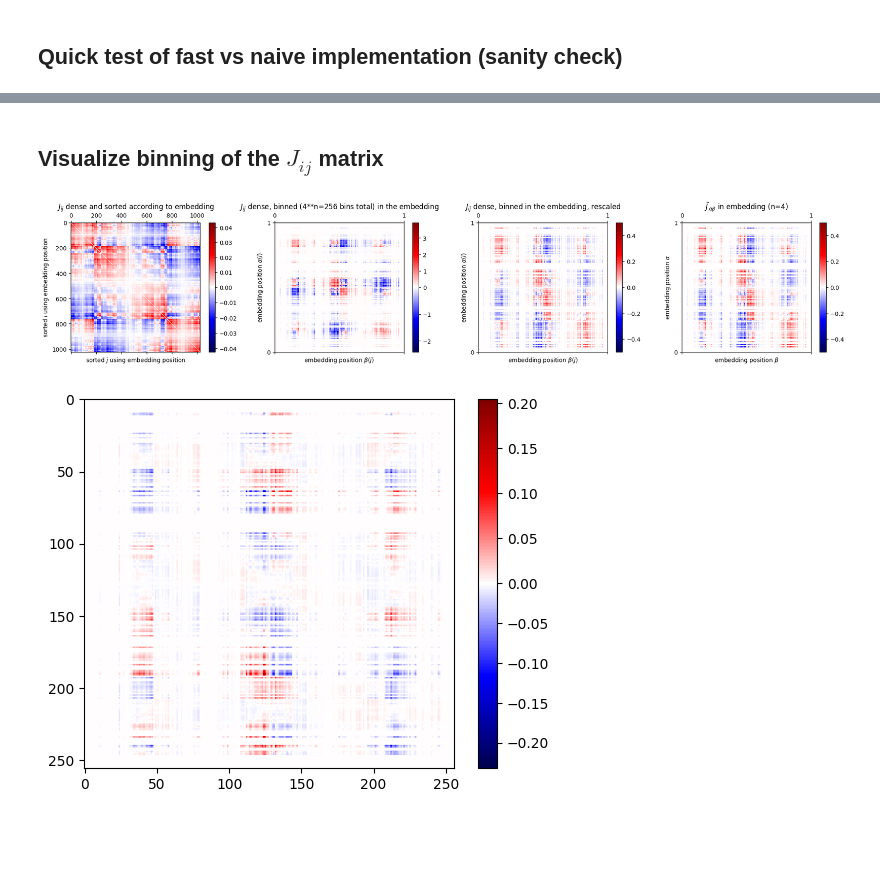
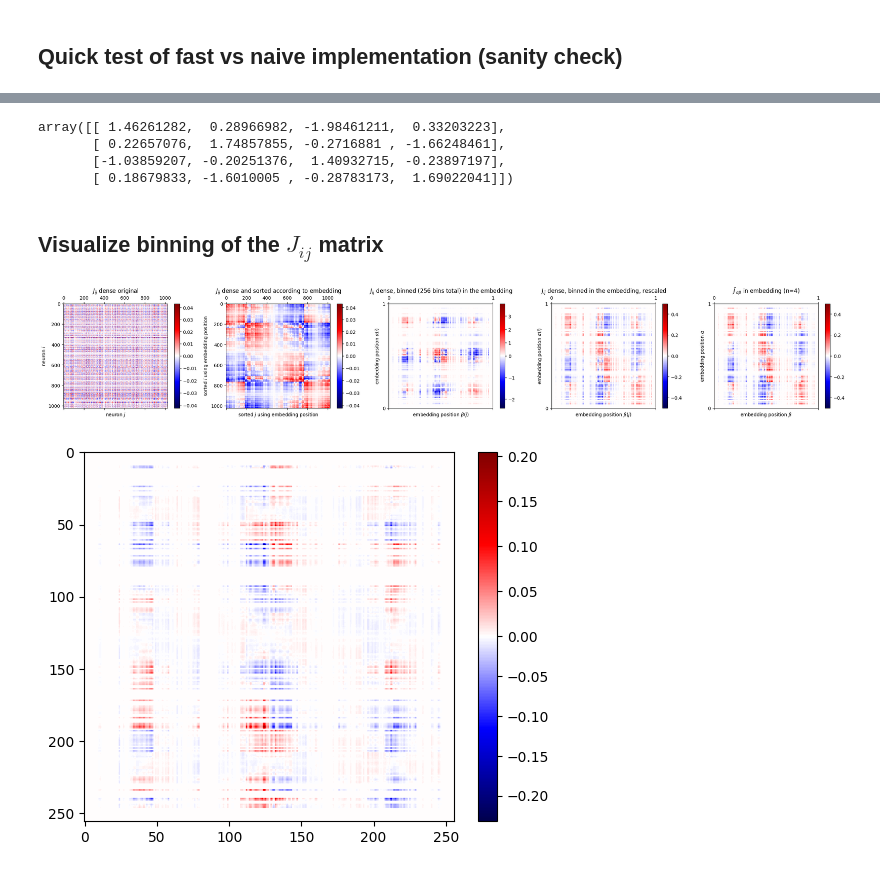
Before and after one commit to ninivert/lcnthesis, a Jupyter notebook: notebooks/mappings_convergence.ipynb, the cells around one changed output, grey strips where cells are left out. Saved outputs shown, nothing was run; the diff lists cells and outputs as text; code cells hidden in the pictures; blank space fills up the shorter version.

```diff
--- a/notebooks/mappings_convergence.ipynb
+++ b/notebooks/mappings_convergence.ipynb
@@ -111,3 +118,13 @@ mapping_index[:20]=array([0, 2, 2, 1, 2, 3, 2, 1, 1, 1, 3, 1, 1, 2, 0, 1, 3, 2,
+# %%
+# without self-connections
+LowRankRNNParams.new_valentin(p=2, N=1000, phi=sigmoid, I_ext=zero, exclude_self_connections=False)\
+	.to_binmapped(RecursiveQuadrantMapping(n=1))\
+	.to_dense().J
+# %% [output]
+array([[ 1.46261282,  0.28966982, -1.98461211,  0.33203223],
+       [ 0.22657076,  1.74857855, -0.2716881 , -1.66248461],
+       [-1.03859207, -0.20251376,  1.40932715, -0.23897197],
+       [ 0.18679833, -1.6010005 , -0.28783173,  1.69022041]])
 # %% [markdown]
 ## Visualize binning of the $J_{ij}$ matrix
 # %%
@@ -138,34 +159,40 @@ J_ab = compute_J_ab(rnn, n, mapping_index)
 # %%
-fig, axes = plt.subplots(figsize=(24, 4), ncols=4)
+fig, axes = plt.subplots(figsize=(30, 4), ncols=5)
 
-axes[0].set_title('$J_{ij}$ dense and sorted according to embedding')
-axes[0].set_xlabel('sorted $j$ using embedding position')
-axes[0].set_ylabel('sorted $i$ using embedding position')
-axes[1].set_title(f'$J_{{ij}}$ dense, binned ({4**n=} bins total) in the embedding')
-axes[1].set_xlabel('embedding position $\\beta(j)$')
-axes[1].set_ylabel('embedding position $\\alpha(i)$')
-axes[2].set_title('$J_{ij}$ dense, binned in the embedding, rescaled')
+axes[0].set_title('$J_{ij}$ dense original')
+axes[0].set_xlabel('neuron $j$')
+axes[0].set_ylabel('neuron $i$')
+axes[1].set_title('$J_{ij}$ dense and sorted according to embedding')
+axes[1].set_xlabel('sorted $j$ using embedding position')
+axes[1].set_ylabel('sorted $i$ using embedding position')
+axes[2].set_title(f'$J_{{ij}}$ dense, binned ({mapping.num_bins} bins total) in the embedding')
 axes[2].set_xlabel('embedding position $\\beta(j)$')
 axes[2].set_ylabel('embedding position $\\alpha(i)$')
-axes[3].set_title(f'$\\tilde J_{{\\alpha\\beta}}$ in embedding (n={n})')
-axes[3].set_xlabel('embedding position $\\beta$')
-axes[3].set_ylabel('embedding position $\\alpha$')
+axes[3].set_title('$J_{ij}$ dense, binned in the embedding, rescaled')
+axes[3].set_xlabel('embedding position $\\beta(j)$')
+axes[3].set_ylabel('embedding position $\\alpha(i)$')
+axes[4].set_title(f'$\\tilde J_{{\\alpha\\beta}}$ in embedding (n={mapping.n})')
+axes[4].set_xlabel('embedding position $\\beta$')
+axes[4].set_ylabel('embedding position $\\alpha$')
 
-im = axes[0].matshow(J_dense, cmap='seismic', norm=mplcolors.TwoSlopeNorm(vcenter=0.0))
+im = axes[0].matshow(params.to_dense().J, cmap='seismic', norm=mplcolors.TwoSlopeNorm(vcenter=0.0))
 fig.colorbar(im, ax=axes[0])
 
-im = axes[1].matshow(J_binned, cmap='seismic', norm=mplcolors.TwoSlopeNorm(vcenter=0.0), extent=((0,1,0,1)))
+im = axes[1].matshow(J_dense, cmap='seismic', norm=mplcolors.TwoSlopeNorm(vcenter=0.0))
 fig.colorbar(im, ax=axes[1])
 
-im = axes[2].matshow(J_rescaled, cmap='seismic', norm=mplcolors.TwoSlopeNorm(vcenter=0.0, vmin=-0.5, vmax=0.5), extent=((0,1,0,1)))
+im = axes[2].matshow(J_binned, cmap='seismic', norm=mplcolors.TwoSlopeNorm(vcenter=0.0), extent=((0,1,0,1)))
 fig.colorbar(im, ax=axes[2])
 
-im = axes[3].matshow(J_ab, cmap='seismic', norm=mplcolors.TwoSlopeNorm(vcenter=0.0, vmin=-0.5, vmax=0.5), extent=((0,1,0,1)))
+im = axes[3].matshow(J_rescaled, cmap='seismic', norm=mplcolors.TwoSlopeNorm(vcenter=0.0, vmin=-0.5, vmax=0.5), extent=((0,1,0,1)))
 fig.colorbar(im, ax=axes[3])
 
+im = axes[4].matshow(J_ab, cmap='seismic', norm=mplcolors.TwoSlopeNorm(vcenter=0.0, vmin=-0.5, vmax=0.5), extent=((0,1,0,1)))
+fig.colorbar(im, ax=axes[4])
+
 plt.show()
 # %% [output]
-[figure, old version]
+[figure, new version]
 # %%
 # TODO : why do we still see some difference ? Are these just numerical inaccuracies ?
 plt.imshow(J_rescaled - J_ab, cmap='seismic', norm=mplcolors.TwoSlopeNorm(vcenter=0.0))
```
Also changed, not shown: parts of 7 cells of this notebook, 3 other files.
